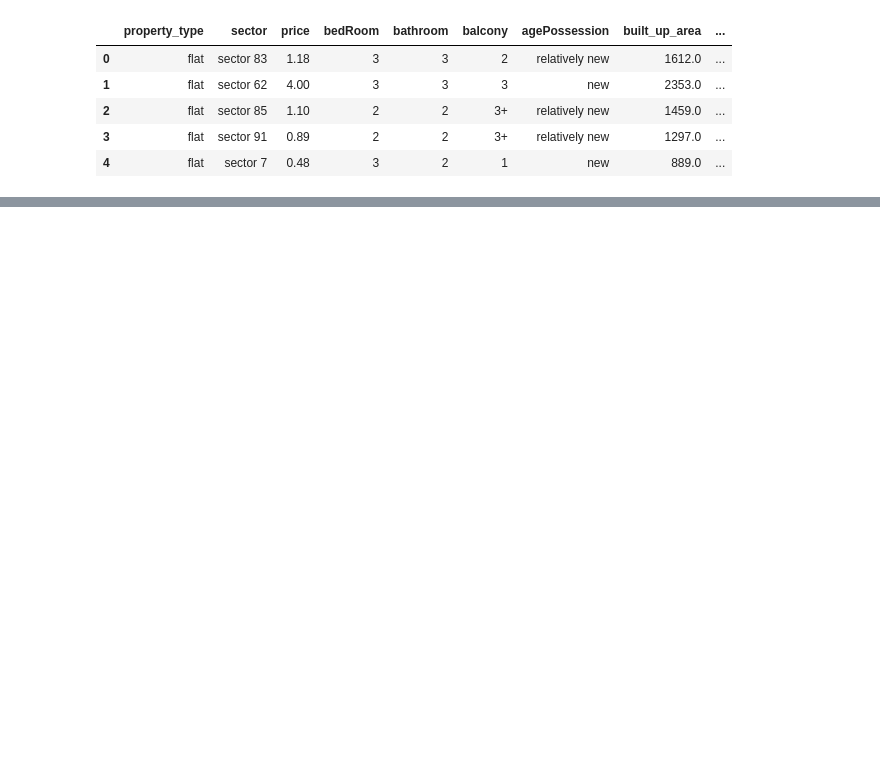
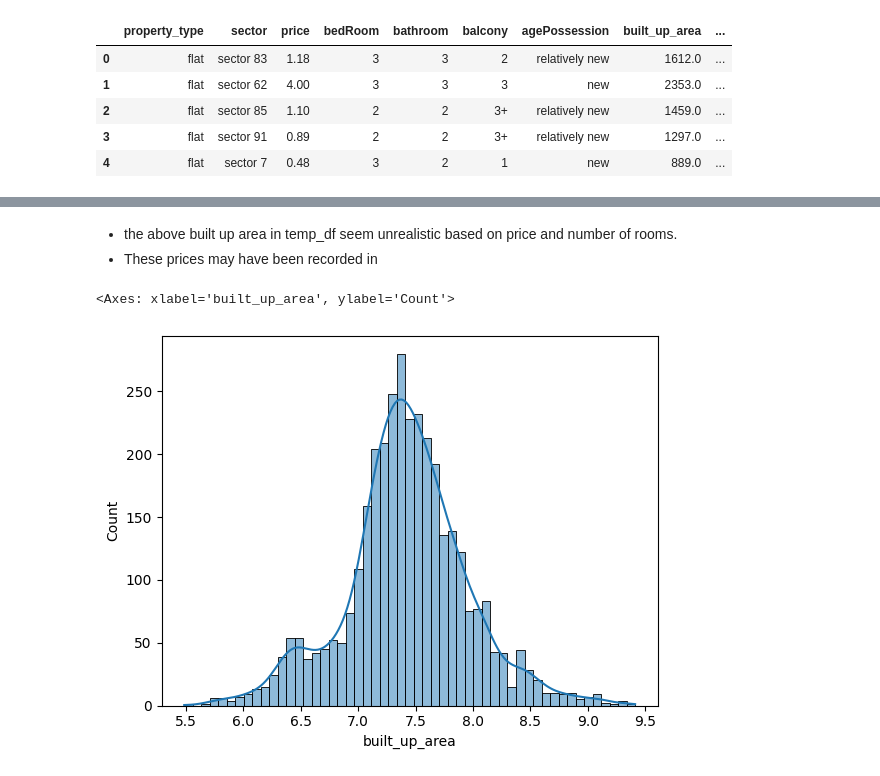
Before and after one commit to akshaypratap008/Real-Estate-Project, a Jupyter notebook: notebooks/feature-engineering-and-feature-selection/8_feature_selection.ipynb, the cells around one changed output, grey strips where cells are left out. Cells and saved outputs as stored; diff of their text form; code cells hidden in the pictures; blank space fills up the shorter version.

Commit message:
data transformation and model training completed

```diff
--- a/notebooks/feature-engineering-and-feature-selection/8_feature_selection.ipynb
+++ b/notebooks/feature-engineering-and-feature-selection/8_feature_selection.ipynb
@@ -665,3 +679,12 @@ train_df.head()
 | 2 | flat | sector 85 | 1.10 | 2 | 2 | 3+ | relatively new | 1459.0 | ... |
 | 3 | flat | sector 91 | 0.89 | 2 | 2 | 3+ | relatively new | 1297.0 | ... |
 | 4 | flat | sector 7 | 0.48 | 3 | 2 | 1 | new | 889.0 | ... |
+# %%
+temp_df = train_df[(train_df['built_up_area'] < 200) & train_df['price'] > 0.50]
+# %%
+temp_df['built_up_area'] = temp_df['built_up_area']*10.76
+train_df.loc[temp_df.index, 'built_up_area'] = temp_df['built_up_area']
+# %%
+temp_df = train_df[(train_df['built_up_area'] < 500) & (train_df['price'] > 1)]
+# %%
+train_df.loc[temp_df.index, 'built_up_area'] = temp_df['built_up_area'] * 10.76
@@ -668,4 +703,12 @@ train_df.head()
+# %% [markdown]
+- the above built up area in temp_df seem unrealistic based on price and number of rooms.
+- These prices may have been recorded in
 # %%
 # save the file
 
 train_df.to_csv(r'C:\Users\apaks\Desktop\Real Estate Project\artifacts\data\preprocessed-data\gurgaon_properties_post_feature_selection.csv', index = False)
+# %%
+sns.histplot(np.log1p(train_df['built_up_area']), kde = True)
+# %% [output]
+<Axes: xlabel='built_up_area', ylabel='Count'>
+[figure, added]
```
Also changed, not shown: parts of 6 cells of this notebook, 15 other files.
